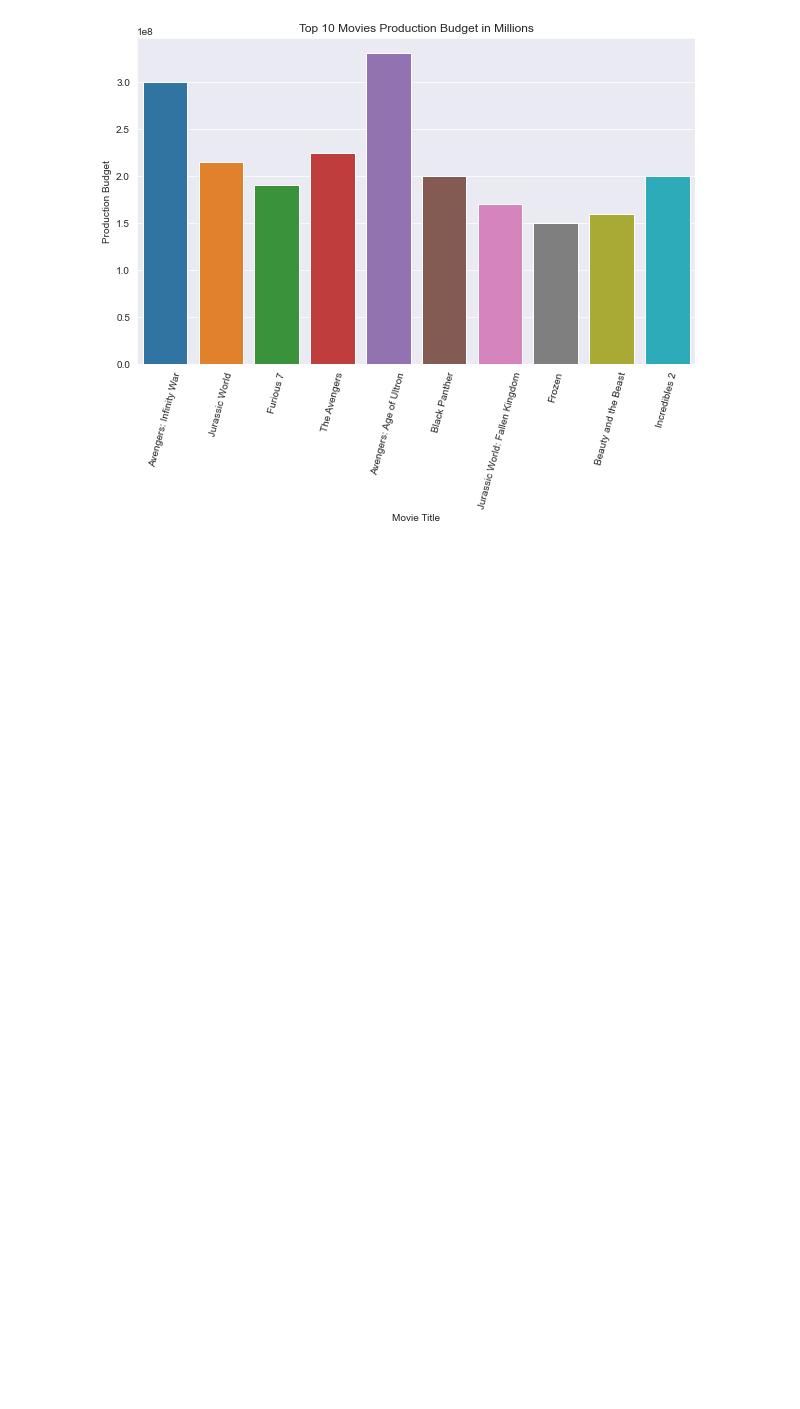
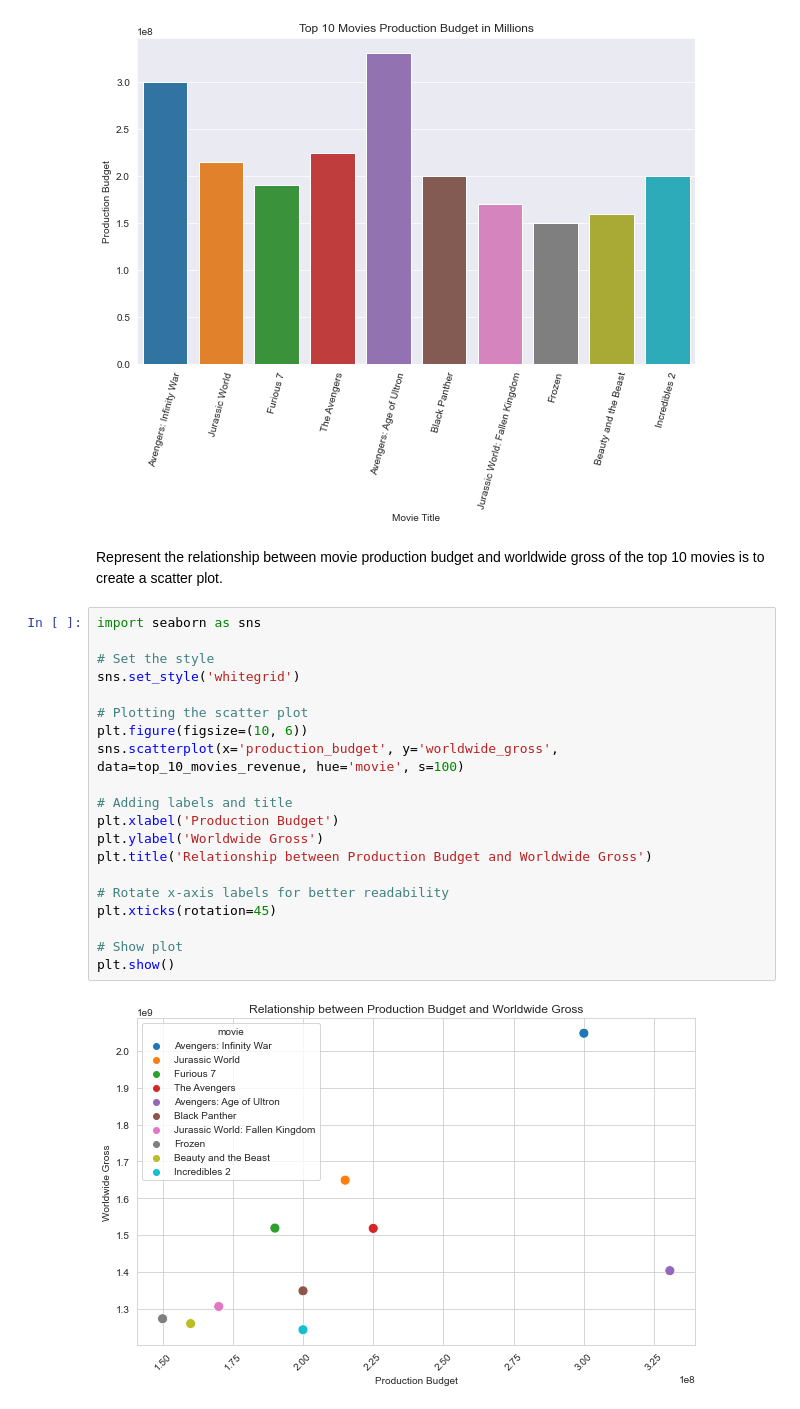
Before and after one commit to GraceRotich/project1-phaseone, a Jupyter notebook: student.ipynb, the cells around one changed output. Drawn from its saved outputs; the diff is of its cells as text; blank space fills up the shorter version.

Commit message:
Scatter plot for the top ten movies showing relationship between gross revenue and production budget

```diff
--- a/student.ipynb
+++ b/student.ipynb
@@ -608,3 +608,27 @@ plt.xticks(rotation = 75);
 plt.show();
 # %% [output]
 [figure]
+# %% [markdown]
+Represent the relationship between movie production budget and worldwide gross of the top 10 movies is to create a scatter plot.
+# %%
+import seaborn as sns
+
+# Set the style
+sns.set_style('whitegrid')
+
+# Plotting the scatter plot
+plt.figure(figsize=(10, 6))
+sns.scatterplot(x='production_budget', y='worldwide_gross', data=top_10_movies_revenue, hue='movie', s=100)
+
+# Adding labels and title
+plt.xlabel('Production Budget')
+plt.ylabel('Worldwide Gross')
+plt.title('Relationship between Production Budget and Worldwide Gross')
+
+# Rotate x-axis labels for better readability
+plt.xticks(rotation=45)
+
+# Show plot
+plt.show()
+# %% [output]
+[figure, added]
```
Also changed, not shown: parts of 1 cell of this notebook.
